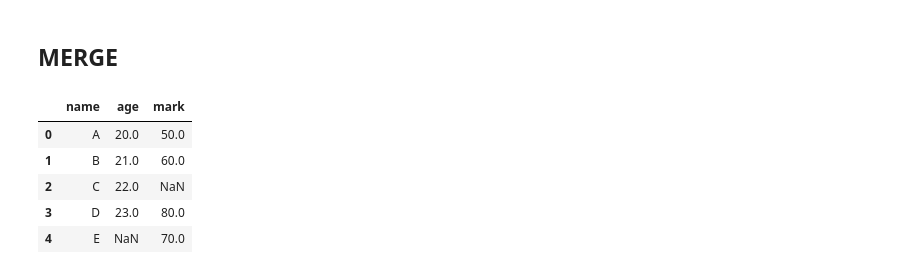
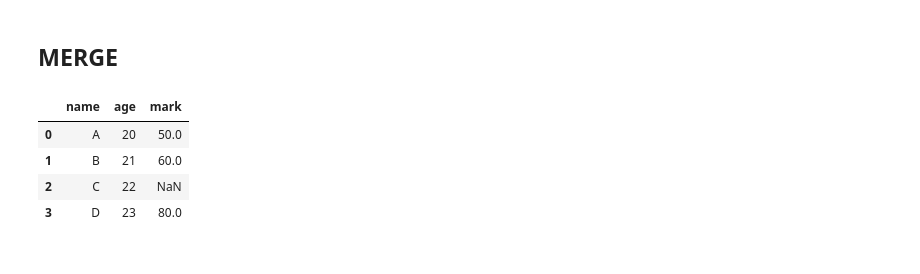
Before and after one commit to amrit-fuse/python, a Jupyter notebook: Pandas_practise.ipynb, the cells around one changed output. Saved outputs shown, nothing was run; the diff lists cells and outputs as text; code cells hidden in the pictures.

```diff
--- a/Pandas_practise.ipynb
+++ b/Pandas_practise.ipynb
@@ -723,15 +732,16 @@ student_df_copy.groupby('standard').get_group('Five') # returns group of standar
 # %%
 #merge()  used to merge two dataframes
 
 df1=pd.DataFrame({'name': ['A', 'B', 'C', 'D'], 'age': [20, 21, 22, 23]})
 df2=pd.DataFrame({'name': ['A', 'B', 'E', 'D'], 'mark': [50, 60, 70, 80]})
 
-df3=pd.merge(df1, df2, on='name', how='outer') # outer join
+# df3=pd.merge(df1, df2, on='name', how='outer') # outer join
+# df3=pd.merge(df1, df2, on='name', how='inner') # inner join
+df3=pd.merge(df1, df2, on='name', how='left') # left join
 df3.head()
 # %% [output]
 |  | name | age | mark |
-| 0 | A | 20.0 | 50.0 |
-| 1 | B | 21.0 | 60.0 |
-| 2 | C | 22.0 | NaN |
-| 3 | D | 23.0 | 80.0 |
-| 4 | E | NaN | 70.0 |
+| 0 | A | 20 | 50.0 |
+| 1 | B | 21 | 60.0 |
+| 2 | C | 22 | NaN |
+| 3 | D | 23 | 80.0 |
```
Also changed, not shown: parts of 14 cells of this notebook, 3 other files.
